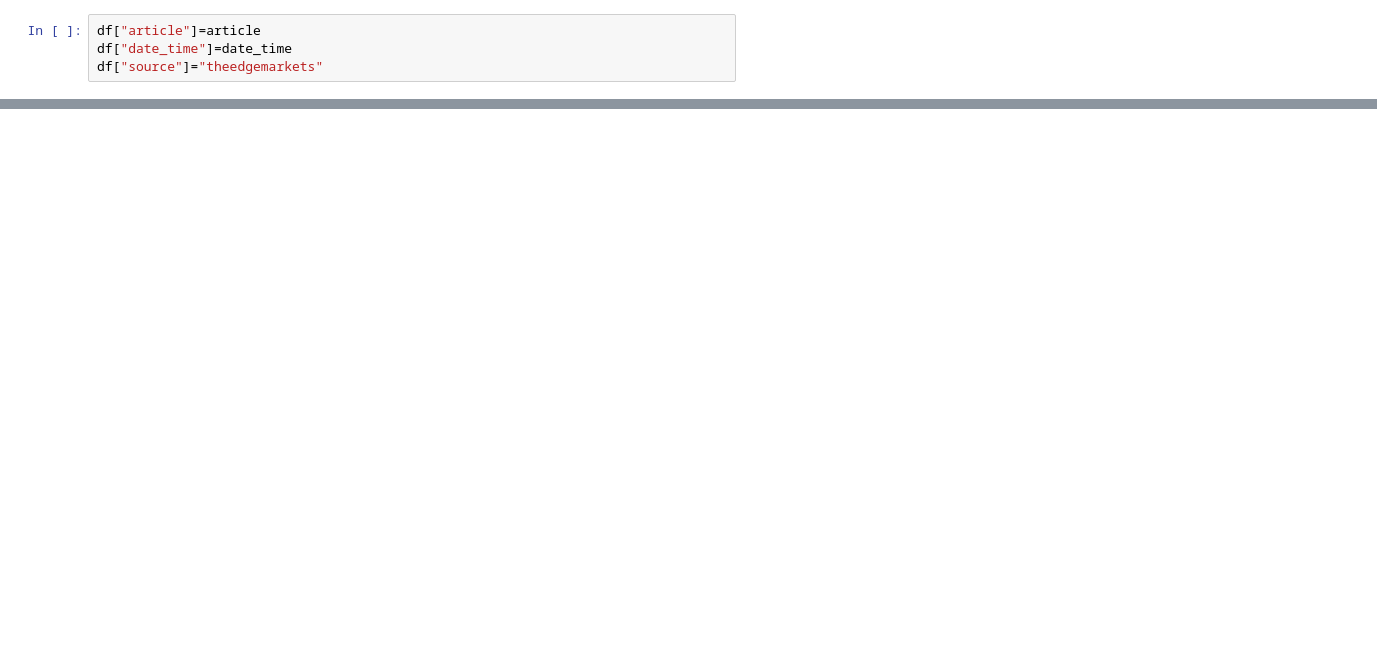
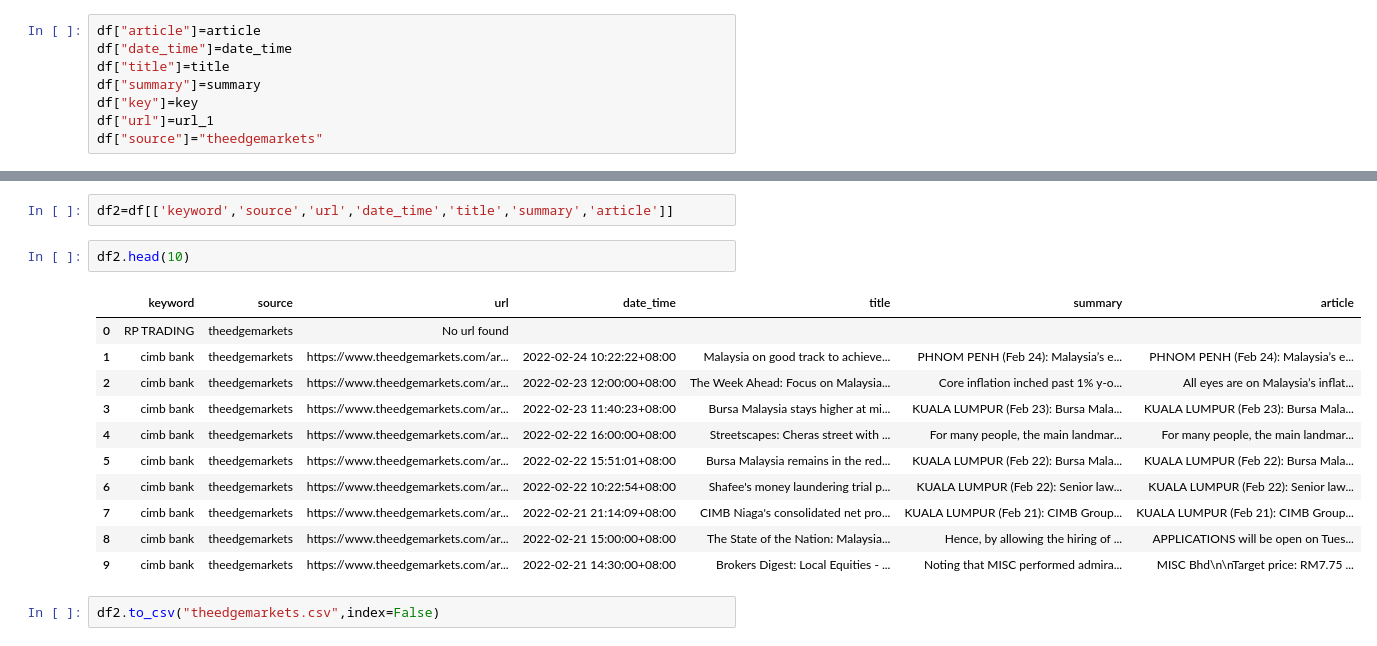
Before and after one commit to lokeshburadkar/Wesbite_scraping, a Jupyter notebook: Theedgemarkets_news.ipynb, the cells around one changed output, grey strips where cells are left out. Drawn from its saved outputs; the diff is of its cells as text; blank space fills up the shorter version.

```diff
--- a/Theedgemarkets_news.ipynb
+++ b/Theedgemarkets_news.ipynb
@@ -164,4 +227,8 @@ df.head(13)
 # %%
 df["article"]=article
 df["date_time"]=date_time
+df["title"]=title
+df["summary"]=summary
+df["key"]=key
+df["url"]=url_1
 df["source"]="theedgemarkets"
@@ -169,0 +241,18 @@ df.to_excel("theedgemarkets_Fraud_Laundering.xlsx",index=False)
+# %%
+df2=df[['keyword','source','url','date_time','title','summary','article']]
+# %%
+df2.head(10)
+# %% [output]
+|  | keyword | source | url | date_time | title | summary | article |
+| 0 | RP TRADING | theedgemarkets | No url found |  |  |  |  |
+| 1 | cimb bank | theedgemarkets | https://www.theedgemarkets.com/ar... | 2022-02-24 10:22:22+08:00 | Malaysia on good track to achieve... | PHNOM PENH (Feb 24): Malaysia’s e... | PHNOM PENH (Feb 24): Malaysia’s e... |
+| 2 | cimb bank | theedgemarkets | https://www.theedgemarkets.com/ar... | 2022-02-23 12:00:00+08:00 | The Week Ahead: Focus on Malaysia... | Core inflation inched past 1% y-o... | All eyes are on Malaysia’s inflat... |
+| 3 | cimb bank | theedgemarkets | https://www.theedgemarkets.com/ar... | 2022-02-23 11:40:23+08:00 | Bursa Malaysia stays higher at mi... | KUALA LUMPUR (Feb 23): Bursa Mala... | KUALA LUMPUR (Feb 23): Bursa Mala... |
+| 4 | cimb bank | theedgemarkets | https://www.theedgemarkets.com/ar... | 2022-02-22 16:00:00+08:00 | Streetscapes: Cheras street with ... | For many people, the main landmar... | For many people, the main landmar... |
+| 5 | cimb bank | theedgemarkets | https://www.theedgemarkets.com/ar... | 2022-02-22 15:51:01+08:00 | Bursa Malaysia remains in the red... | KUALA LUMPUR (Feb 22): Bursa Mala... | KUALA LUMPUR (Feb 22): Bursa Mala... |
+| 6 | cimb bank | theedgemarkets | https://www.theedgemarkets.com/ar... | 2022-02-22 10:22:54+08:00 | Shafee's money laundering trial p... | KUALA LUMPUR (Feb 22): Senior law... | KUALA LUMPUR (Feb 22): Senior law... |
+| 7 | cimb bank | theedgemarkets | https://www.theedgemarkets.com/ar... | 2022-02-21 21:14:09+08:00 | CIMB Niaga's consolidated net pro... | KUALA LUMPUR (Feb 21): CIMB Group... | KUALA LUMPUR (Feb 21): CIMB Group... |
+| 8 | cimb bank | theedgemarkets | https://www.theedgemarkets.com/ar... | 2022-02-21 15:00:00+08:00 | The State of the Nation: Malaysia... | Hence, by allowing the hiring of ... | APPLICATIONS will be open on Tues... |
+| 9 | cimb bank | theedgemarkets | https://www.theedgemarkets.com/ar... | 2022-02-21 14:30:00+08:00 | Brokers Digest: Local Equities - ... | Noting that MISC performed admira... | MISC Bhd\n\nTarget price: RM7.75 ... |
+# %%
+df2.to_csv("theedgemarkets.csv",index=False)
```
Also changed, not shown: parts of 9 cells of this notebook, 15 other files.
